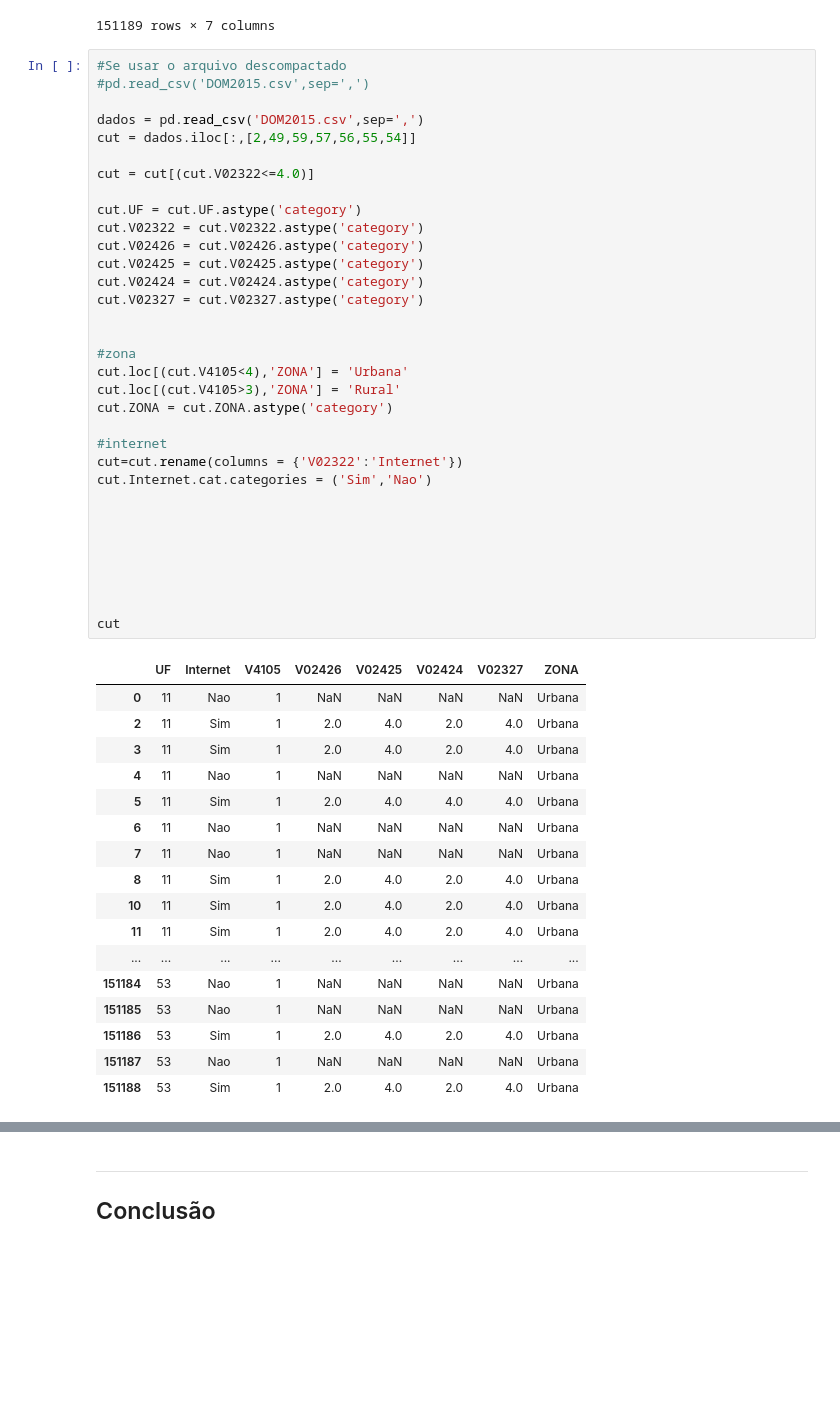
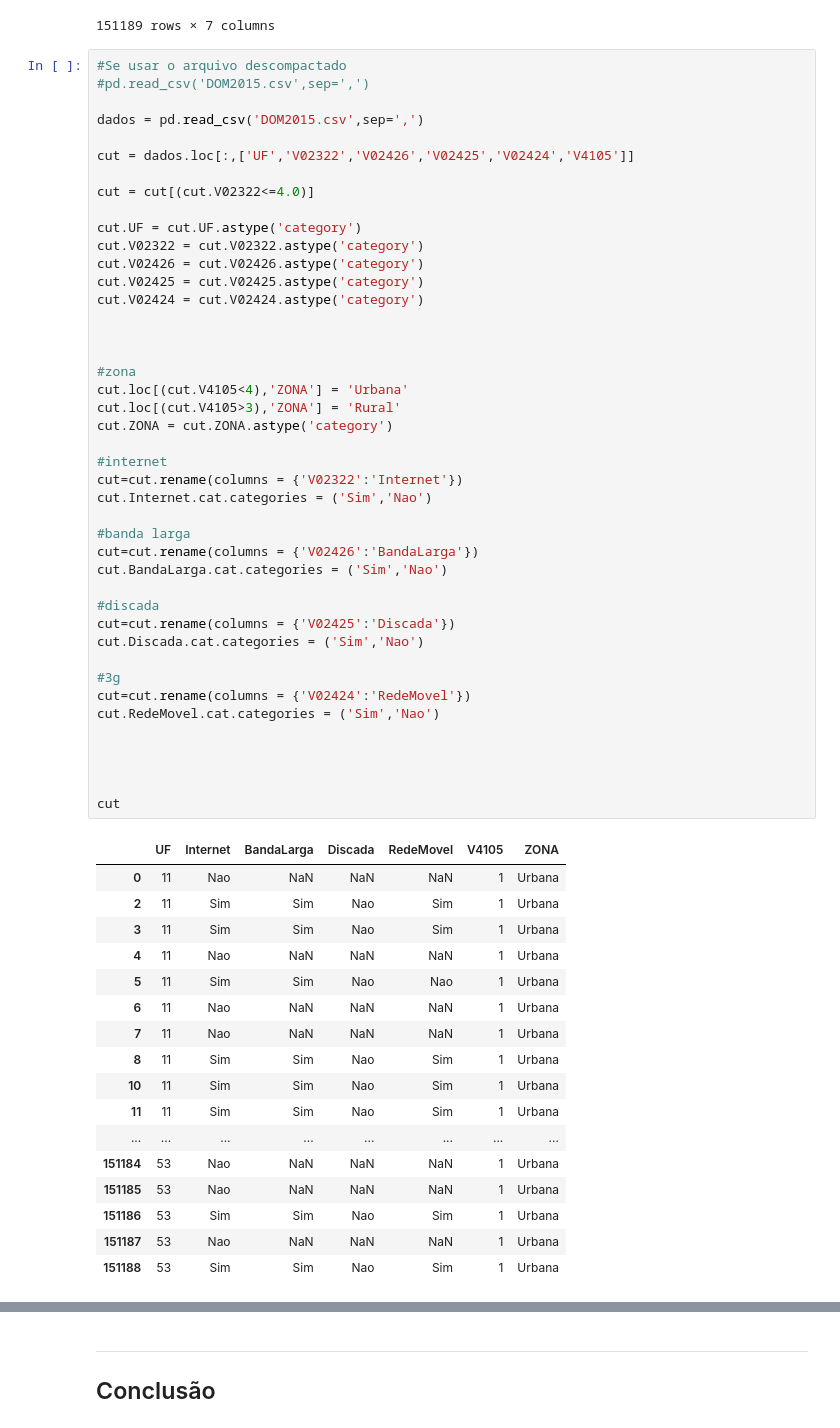
Before and after one commit to elijose55/CD, a Jupyter notebook: Projeto1 Layout.ipynb, the cells around one changed output, grey strips where cells are left out. Drawn from its saved outputs; the diff is of its cells as text; blank space fills up the shorter version.

```diff
--- a/Projeto1 Layout.ipynb
+++ b/Projeto1 Layout.ipynb
@@ -55,49 +55,59 @@ cut
 #pd.read_csv('DOM2015.csv',sep=',')
 
 dados = pd.read_csv('DOM2015.csv',sep=',')
-cut = dados.iloc[:,[2,49,59,57,56,55,54]]
+
+cut = dados.loc[:,['UF','V02322','V02426','V02425','V02424','V4105']]
 
 cut = cut[(cut.V02322<=4.0)]
 
 cut.UF = cut.UF.astype('category')
 cut.V02322 = cut.V02322.astype('category')
 cut.V02426 = cut.V02426.astype('category')
 cut.V02425 = cut.V02425.astype('category')
 cut.V02424 = cut.V02424.astype('category')
-cut.V02327 = cut.V02327.astype('category')
+
 
 
 #zona
 cut.loc[(cut.V4105<4),'ZONA'] = 'Urbana'
 cut.loc[(cut.V4105>3),'ZONA'] = 'Rural'
 cut.ZONA = cut.ZONA.astype('category')
 
 #internet
 cut=cut.rename(columns = {'V02322':'Internet'})
 cut.Internet.cat.categories = ('Sim','Nao')
 
+#banda larga
+cut=cut.rename(columns = {'V02426':'BandaLarga'})
+cut.BandaLarga.cat.categories = ('Sim','Nao')
 
+#discada
+cut=cut.rename(columns = {'V02425':'Discada'})
+cut.Discada.cat.categories = ('Sim','Nao')
 
+#3g
+cut=cut.rename(columns = {'V02424':'RedeMovel'})
+cut.RedeMovel.cat.categories = ('Sim','Nao')
 
 
 
 
 cut
 # %% [output]
-|  | UF | Internet | V4105 | V02426 | V02425 | V02424 | V02327 | ZONA |
-| 0 | 11 | Nao | 1 | NaN | NaN | NaN | NaN | Urbana |
-| 2 | 11 | Sim | 1 | 2.0 | 4.0 | 2.0 | 4.0 | Urbana |
-| 3 | 11 | Sim | 1 | 2.0 | 4.0 | 2.0 | 4.0 | Urbana |
-| 4 | 11 | Nao | 1 | NaN | NaN | NaN | NaN | Urbana |
-| 5 | 11 | Sim | 1 | 2.0 | 4.0 | 4.0 | 4.0 | Urbana |
-| 6 | 11 | Nao | 1 | NaN | NaN | NaN | NaN | Urbana |
-| 7 | 11 | Nao | 1 | NaN | NaN | NaN | NaN | Urbana |
-| 8 | 11 | Sim | 1 | 2.0 | 4.0 | 2.0 | 4.0 | Urbana |
-| 10 | 11 | Sim | 1 | 2.0 | 4.0 | 2.0 | 4.0 | Urbana |
-| 11 | 11 | Sim | 1 | 2.0 | 4.0 | 2.0 | 4.0 | Urbana |
-| ... | ... | ... | ... | ... | ... | ... | ... | ... |
-| 151184 | 53 | Nao | 1 | NaN | NaN | NaN | NaN | Urbana |
-| 151185 | 53 | Nao | 1 | NaN | NaN | NaN | NaN | Urbana |
-| 151186 | 53 | Sim | 1 | 2.0 | 4.0 | 2.0 | 4.0 | Urbana |
-| 151187 | 53 | Nao | 1 | NaN | NaN | NaN | NaN | Urbana |
-| 151188 | 53 | Sim | 1 | 2.0 | 4.0 | 2.0 | 4.0 | Urbana |
+|  | UF | Internet | BandaLarga | Discada | RedeMovel | V4105 | ZONA |
+| 0 | 11 | Nao | NaN | NaN | NaN | 1 | Urbana |
+| 2 | 11 | Sim | Sim | Nao | Sim | 1 | Urbana |
+| 3 | 11 | Sim | Sim | Nao | Sim | 1 | Urbana |
+| 4 | 11 | Nao | NaN | NaN | NaN | 1 | Urbana |
+| 5 | 11 | Sim | Sim | Nao | Nao | 1 | Urbana |
+| 6 | 11 | Nao | NaN | NaN | NaN | 1 | Urbana |
+| 7 | 11 | Nao | NaN | NaN | NaN | 1 | Urbana |
+| 8 | 11 | Sim | Sim | Nao | Sim | 1 | Urbana |
+| 10 | 11 | Sim | Sim | Nao | Sim | 1 | Urbana |
+| 11 | 11 | Sim | Sim | Nao | Sim | 1 | Urbana |
+| ... | ... | ... | ... | ... | ... | ... | ... |
+| 151184 | 53 | Nao | NaN | NaN | NaN | 1 | Urbana |
+| 151185 | 53 | Nao | NaN | NaN | NaN | 1 | Urbana |
+| 151186 | 53 | Sim | Sim | Nao | Sim | 1 | Urbana |
+| 151187 | 53 | Nao | NaN | NaN | NaN | 1 | Urbana |
+| 151188 | 53 | Sim | Sim | Nao | Sim | 1 | Urbana |
```
Also changed, not shown: parts of 5 cells of this notebook.
